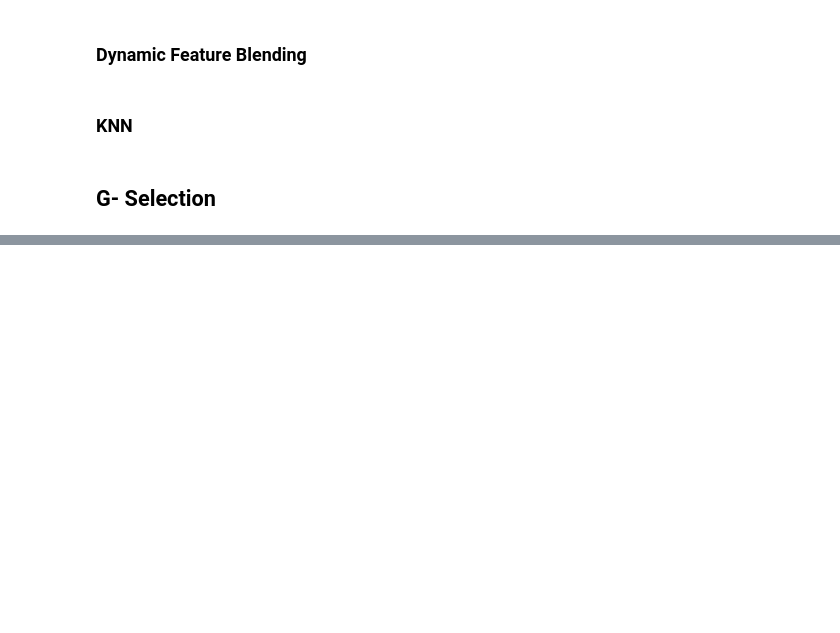
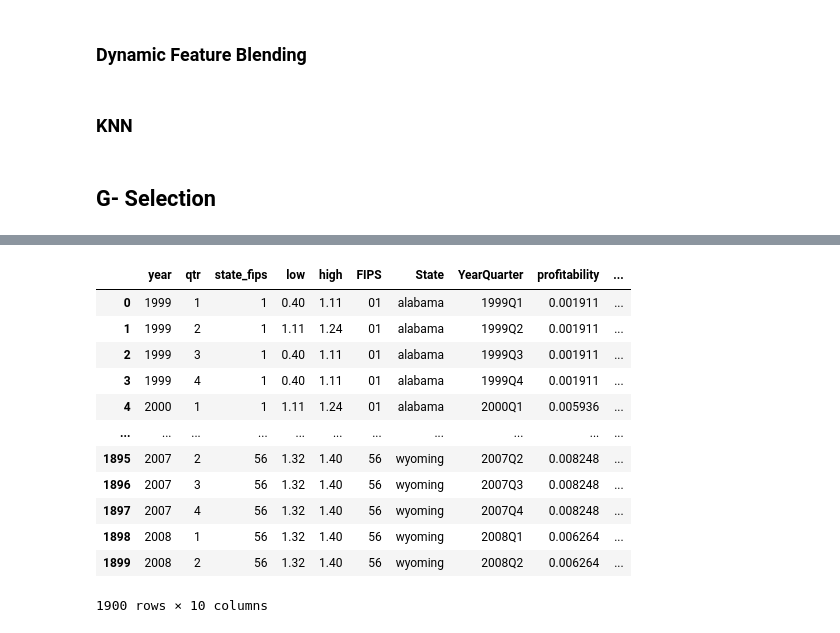
Before and after one commit to DMChakrabarti013/macro_matrics, a Jupyter notebook: preprocessing.ipynb, the cells around one changed output, grey strips where cells are left out. Saved outputs shown, nothing was run; the diff lists cells and outputs as text; code cells hidden in the pictures; blank space fills up the shorter version.

Commit message:
Added Baseline Dataframe for G selection and did K Means Clustering with low

```diff
--- a/code.ipynb
+++ b/preprocessing.ipynb
@@ -1056,0 +1214,36 @@ print(pca_df.head())
+# %%
+# -------------------------------
+# Step 3: Aggregate Bank Data by State AND YearQuarter
+# -------------------------------
+# We group by ["State", "YearQuarter"] so each row in the result is for a specific quarter of a specific state.
+baseline_bank = (
+    bank_df_quarterly_filtered
+    .groupby(["State", "YearQuarter"])[["profitability", "asset_quality"]]
+    .mean()
+    .reset_index()
+)
+
+print("Aggregated Bank Data (baseline_bank) per State–Quarter:")
+print(baseline_bank.head())
+
+# -------------------------------
+# Step 4: Household Debt Data Already Loaded
+# (With columns [State, low, high, YearQuarter])
+# -------------------------------
+# For clarity, let's display the top rows of debt_df again
+print("\nHousehold Debt Data (debt_df) with YearQuarter:")
+print(debt_df.head())
+
+# -------------------------------
+# Step 5: Merge the Two Datasets by [State, YearQuarter]
+# -------------------------------
+# This ensures each row of baseline_df corresponds to one state in one quarter.
+baseline_df = pd.merge(
+    debt_df,
+    baseline_bank,
+    on=["State", "YearQuarter"],
+    how="inner"
+)
+
+print("\nMerged Baseline Candidate Data (baseline_df) per State–Quarter:")
+print(baseline_df.head(10))
@@ -1056,0 +1268,16 @@ print(pca_df.head())
+# %%
+baseline_df
+# %% [output]
+|  | year | qtr | state_fips | low | high | FIPS | State | YearQuarter | profitability | ... |
+| 0 | 1999 | 1 | 1 | 0.40 | 1.11 | 01 | alabama | 1999Q1 | 0.001911 | ... |
+| 1 | 1999 | 2 | 1 | 1.11 | 1.24 | 01 | alabama | 1999Q2 | 0.001911 | ... |
+| 2 | 1999 | 3 | 1 | 0.40 | 1.11 | 01 | alabama | 1999Q3 | 0.001911 | ... |
+| 3 | 1999 | 4 | 1 | 0.40 | 1.11 | 01 | alabama | 1999Q4 | 0.001911 | ... |
+| 4 | 2000 | 1 | 1 | 1.11 | 1.24 | 01 | alabama | 2000Q1 | 0.005936 | ... |
+| ... | ... | ... | ... | ... | ... | ... | ... | ... | ... | ... |
+| 1895 | 2007 | 2 | 56 | 1.32 | 1.40 | 56 | wyoming | 2007Q2 | 0.008248 | ... |
+| 1896 | 2007 | 3 | 56 | 1.32 | 1.40 | 56 | wyoming | 2007Q3 | 0.008248 | ... |
+| 1897 | 2007 | 4 | 56 | 1.32 | 1.40 | 56 | wyoming | 2007Q4 | 0.008248 | ... |
+| 1898 | 2008 | 1 | 56 | 1.32 | 1.40 | 56 | wyoming | 2008Q1 | 0.006264 | ... |
+| 1899 | 2008 | 2 | 56 | 1.32 | 1.40 | 56 | wyoming | 2008Q2 | 0.006264 | ... |
+1900 rows × 10 columns
```
Also changed, not shown: parts of 22 cells of this notebook, 4 other files.
